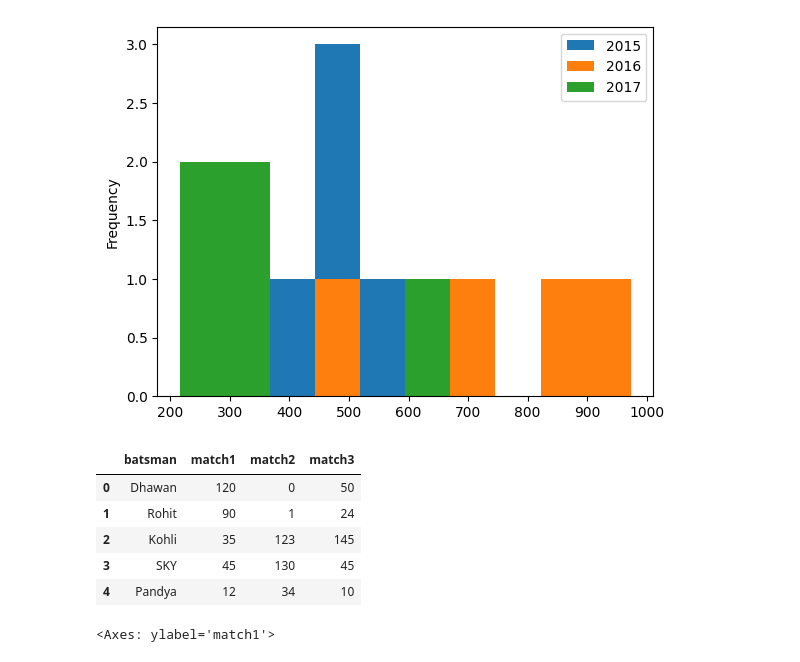
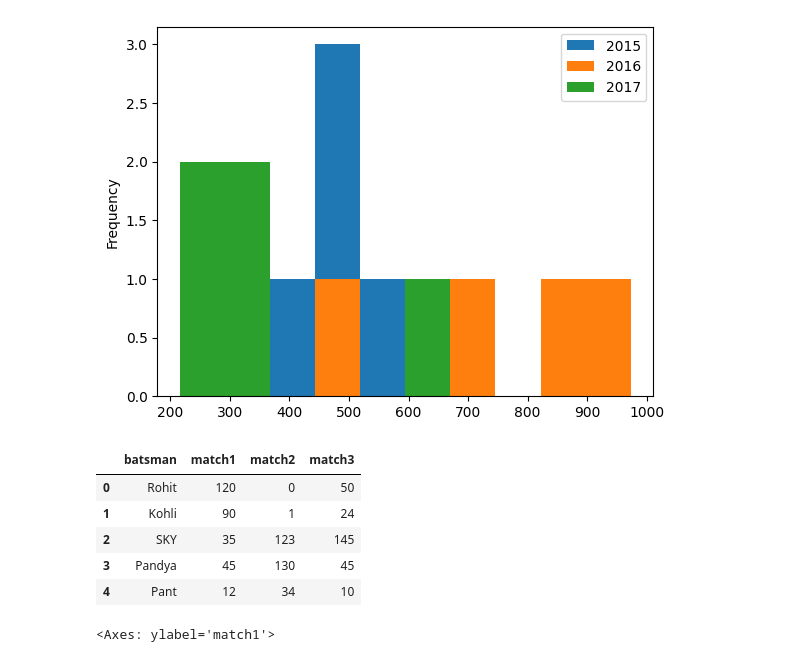
Before and after one commit to akashpagi/MATPLOTLIB-PLOTTING-LIBRARY-FOR-DATA-SCIECNE, a Jupyter notebook: SESSION 24 - ADVANCED MATPLOTLIB.ipynb, the cells around one changed output. Cells and saved outputs as stored; diff of their text form; code cells hidden in the pictures.

```diff
--- a/SESSION 24 - ADVANCED MATPLOTLIB.ipynb
+++ b/SESSION 24 - ADVANCED MATPLOTLIB.ipynb
@@ -437,21 +486,21 @@ temp.plot(kind='hist')
 # %%
 # pie -> single and multiple
 df = pd.DataFrame(
     {
-        'batsman':['Dhawan','Rohit','Kohli','SKY','Pandya','Pant'],
-        'match1':[120,90,35,45,12,10],
-        'match2':[0,1,123,130,34,45],
-        'match3':[50,24,145,45,10,90]
+        'batsman':['Rohit','Kohli','SKY','Pandya','Pant'],
+        'match1':[120,90,35,45,12],
+        'match2':[0,1,123,130,34],
+        'match3':[50,24,145,45,10]
     }
 )
 df.head()
 # %% [output]
 |  | batsman | match1 | match2 | match3 |
-| 0 | Dhawan | 120 | 0 | 50 |
-| 1 | Rohit | 90 | 1 | 24 |
-| 2 | Kohli | 35 | 123 | 145 |
-| 3 | SKY | 45 | 130 | 45 |
-| 4 | Pandya | 12 | 34 | 10 |
+| 0 | Rohit | 120 | 0 | 50 |
+| 1 | Kohli | 90 | 1 | 24 |
+| 2 | SKY | 35 | 123 | 145 |
+| 3 | Pandya | 45 | 130 | 45 |
+| 4 | Pant | 12 | 34 | 10 |
 # %%
 df['match1'].plot(kind='pie',
                   labels=df['batsman'].values,
```
Also changed, not shown: parts of 31 cells of this notebook.
